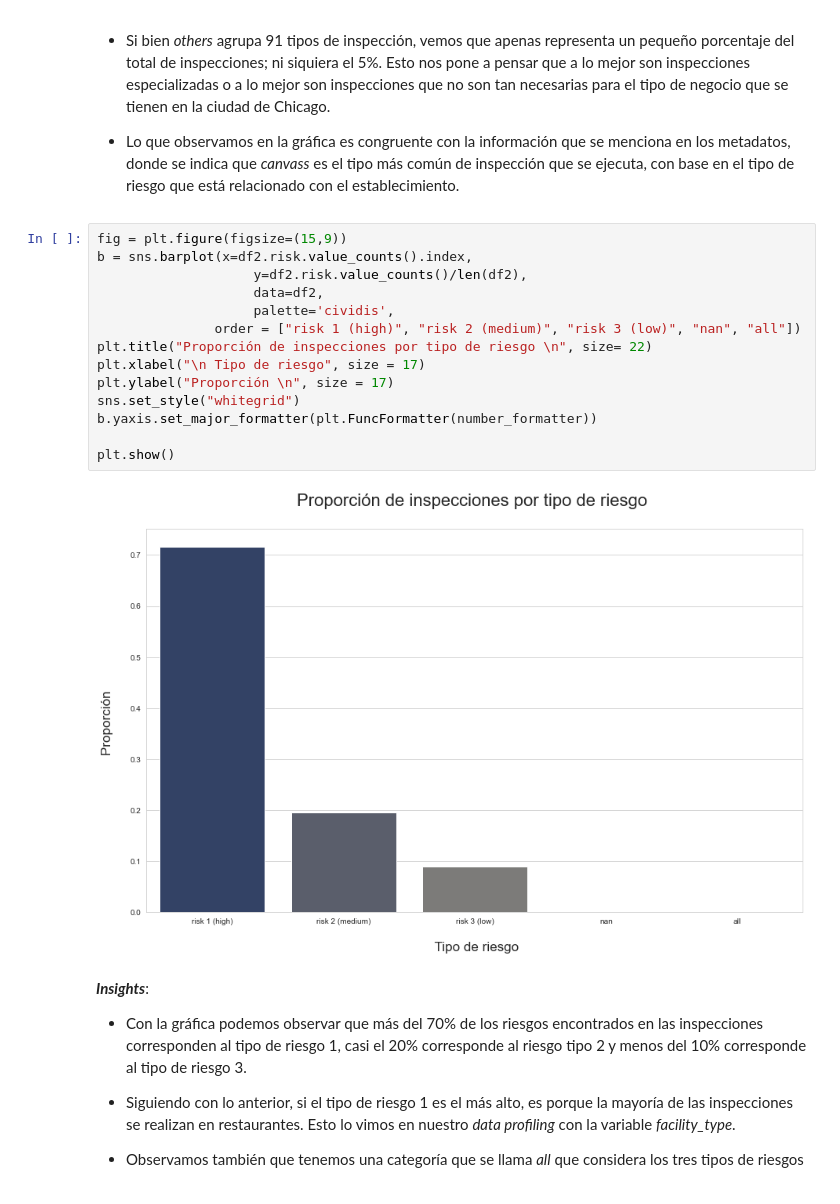
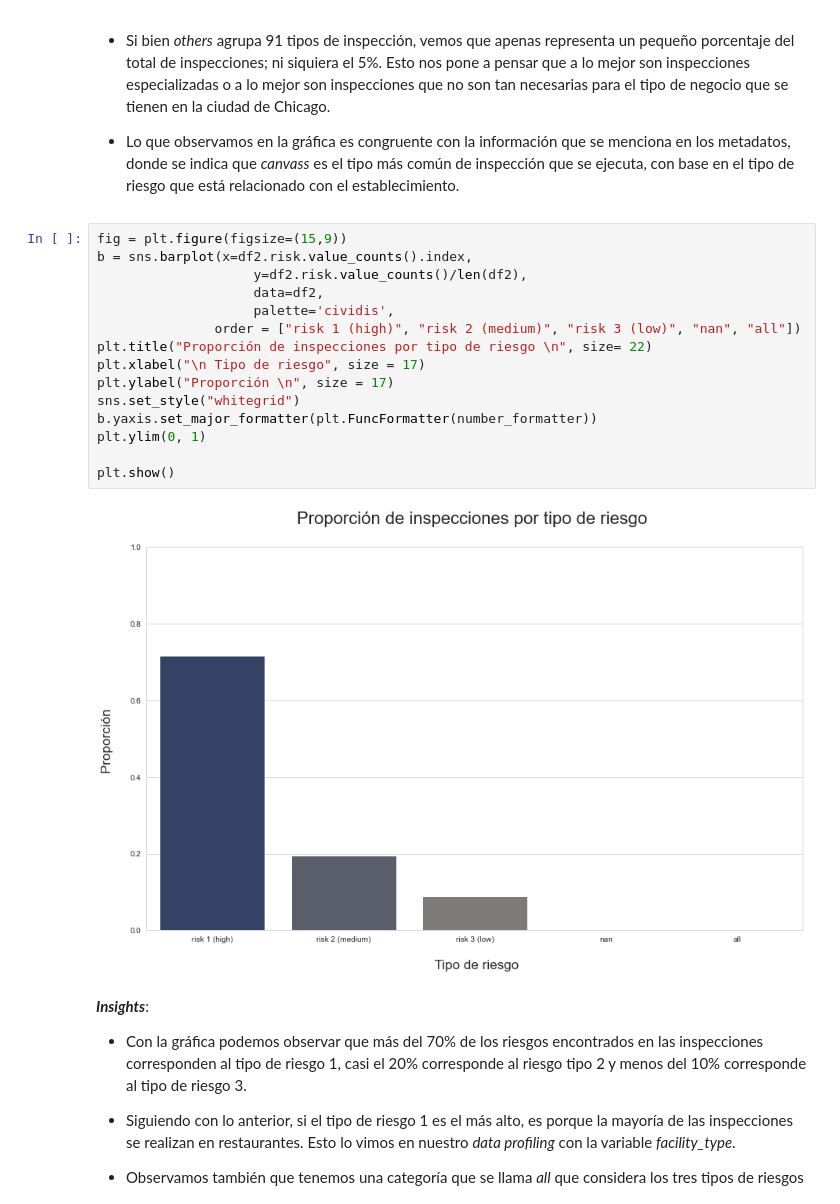
Before and after one commit to jlrzarcor/ITAM-dpa2021, a Jupyter notebook: notebooks/eda/EDA_GEDA_Checkpoint1.ipynb, the cells around one changed output. Saved outputs shown, nothing was run; the diff lists cells and outputs as text.

```diff
--- a/notebooks/eda/EDA_GEDA_Checkpoint1.ipynb
+++ b/notebooks/eda/EDA_GEDA_Checkpoint1.ipynb
@@ -1235,19 +1237,20 @@ Se tienen 98 tipos de inspecciones en total. En la gráfica enseñamos los 7 tip
 # %%
 fig = plt.figure(figsize=(15,9))
 b = sns.barplot(x=df2.risk.value_counts().index,
                     y=df2.risk.value_counts()/len(df2),
                     data=df2,
                     palette='cividis',
                order = ["risk 1 (high)", "risk 2 (medium)", "risk 3 (low)", "nan", "all"])
 plt.title("Proporción de inspecciones por tipo de riesgo \n", size= 22)
 plt.xlabel("\n Tipo de riesgo", size = 17)
 plt.ylabel("Proporción \n", size = 17)
 sns.set_style("whitegrid")
 b.yaxis.set_major_formatter(plt.FuncFormatter(number_formatter))
+plt.ylim(0, 1)
 
 plt.show()
 # %% [output]
-[figure, old version]
+[figure, new version]
 # %% [markdown]
 ***Insights***:
 
```
Also changed, not shown: parts of 2 cells of this notebook.
